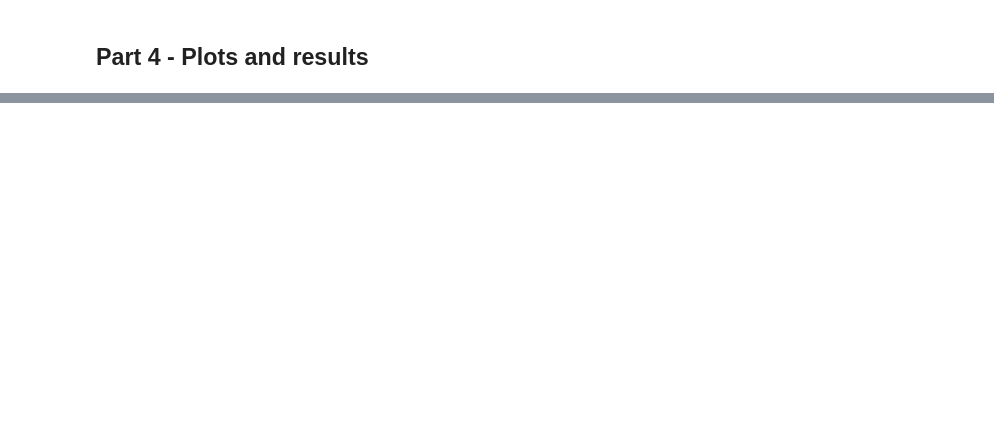
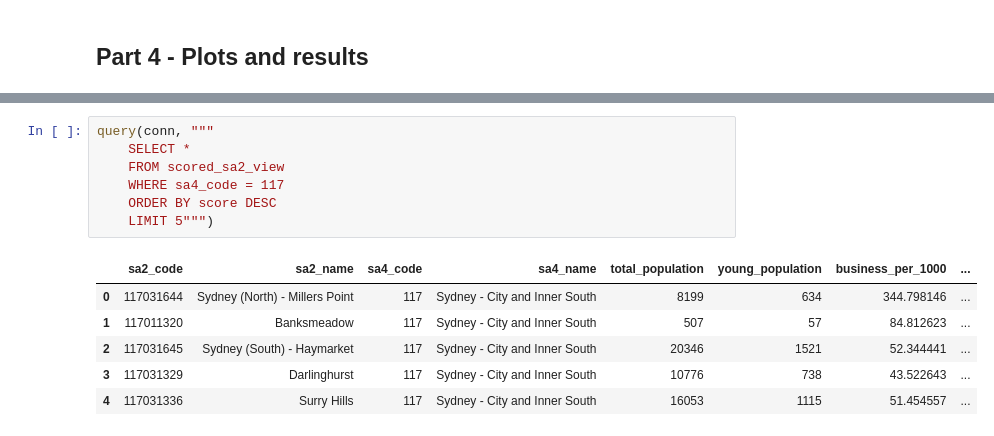
Before and after one commit to Charliero2246/Data2001Assignment, a Jupyter notebook: Assignment.ipynb, the cells around one changed output, grey strips where cells are left out. Drawn from its saved outputs; the diff is of its cells as text; blank space fills up the shorter version.

```diff
--- a/Assignment.ipynb
+++ b/Assignment.ipynb
@@ -895,0 +903,14 @@ m
+# %%
+query(conn, """
+    SELECT *
+    FROM scored_sa2_view
+    WHERE sa4_code = 117
+    ORDER BY score DESC
+    LIMIT 5""")
+# %% [output]
+|  | sa2_code | sa2_name | sa4_code | sa4_name | total_population | young_population | business_per_1000 | ... |
+| 0 | 117031644 | Sydney (North) - Millers Point | 117 | Sydney - City and Inner South | 8199 | 634 | 344.798146 | ... |
+| 1 | 117011320 | Banksmeadow | 117 | Sydney - City and Inner South | 507 | 57 | 84.812623 | ... |
+| 2 | 117031645 | Sydney (South) - Haymarket | 117 | Sydney - City and Inner South | 20346 | 1521 | 52.344441 | ... |
+| 3 | 117031329 | Darlinghurst | 117 | Sydney - City and Inner South | 10776 | 738 | 43.522643 | ... |
+| 4 | 117031336 | Surry Hills | 117 | Sydney - City and Inner South | 16053 | 1115 | 51.454557 | ... |
```
Also changed, not shown: parts of 23 cells of this notebook.
